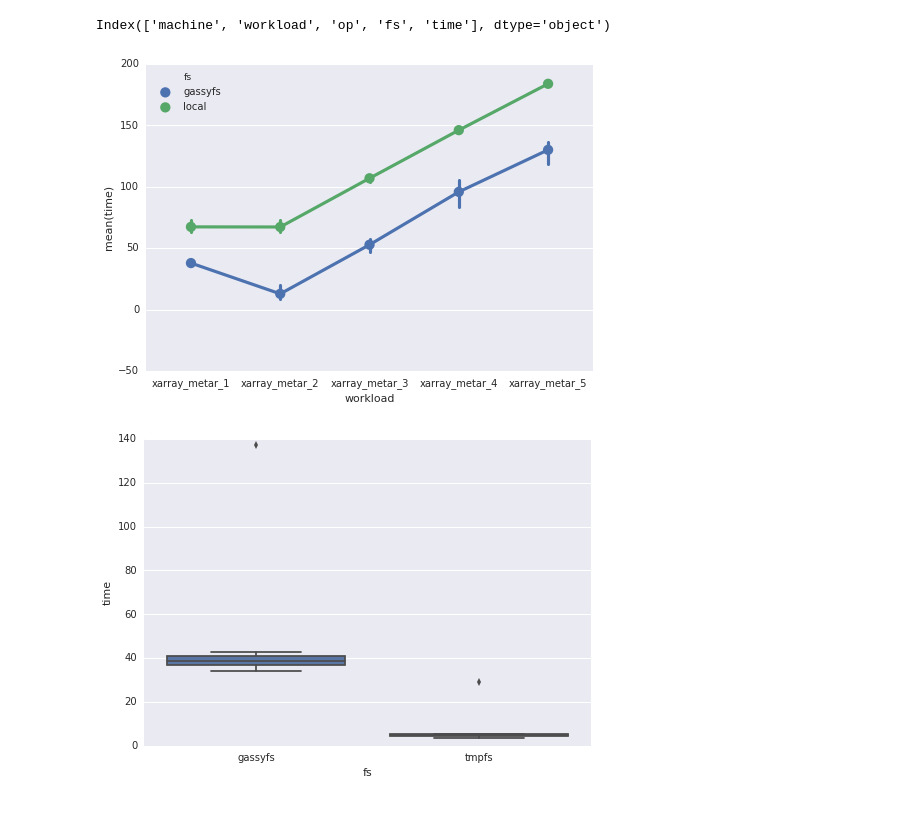
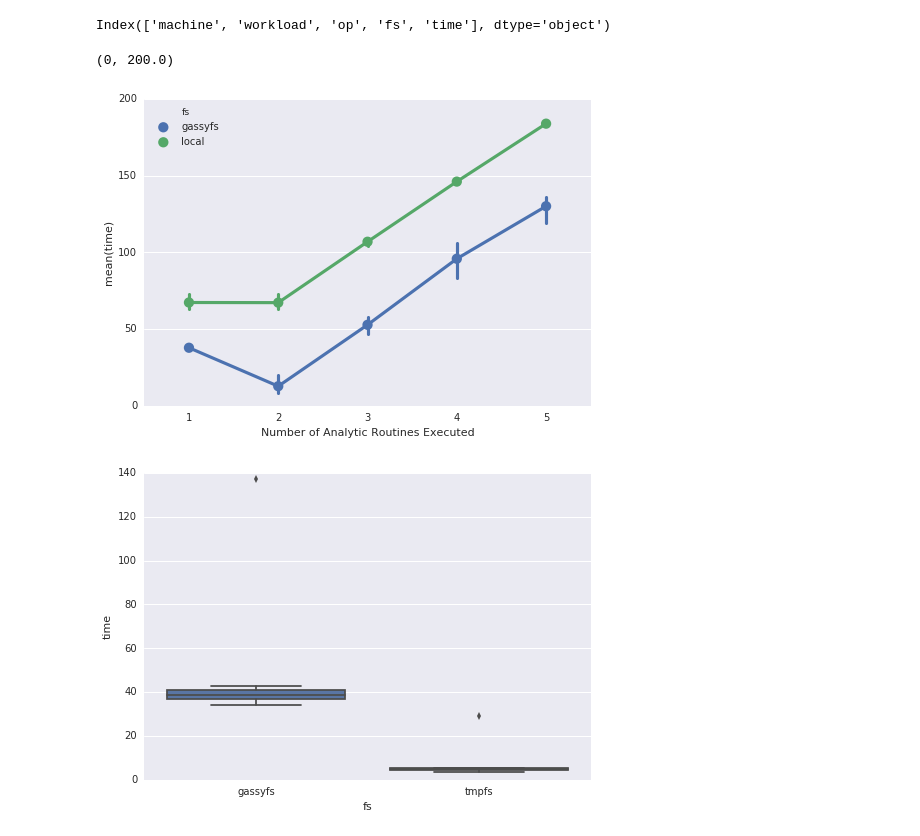
Before and after one commit to systemslab/popper-paper, a Jupyter notebook: experiments/single-node/visualize.ipynb, the cells around one changed output. Saved outputs shown, nothing was run; the diff lists cells and outputs as text; code cells hidden in the pictures.

```diff
--- a/experiments/single-node/visualize.ipynb
+++ b/experiments/single-node/visualize.ipynb
@@ -23,5 +23,9 @@ sums = gb['time'].sum()
 sums = sums.reset_index()
 # %%
 sb_plot = sb.pointplot(x="workload", y="time", hue="fs", data=sums)
+sb_plot.set_xticklabels(['1','2','3','4','5'])
+sb_plot.set_xlabel('Number of Analytic Routines Executed')
+sb_plot.set_ylim(0)
 # %% [output]
+(0, 200.0)
-[figure, old version]
+[figure, new version]
```
Also changed, not shown: parts of 1 cell of this notebook, 4 other files.
